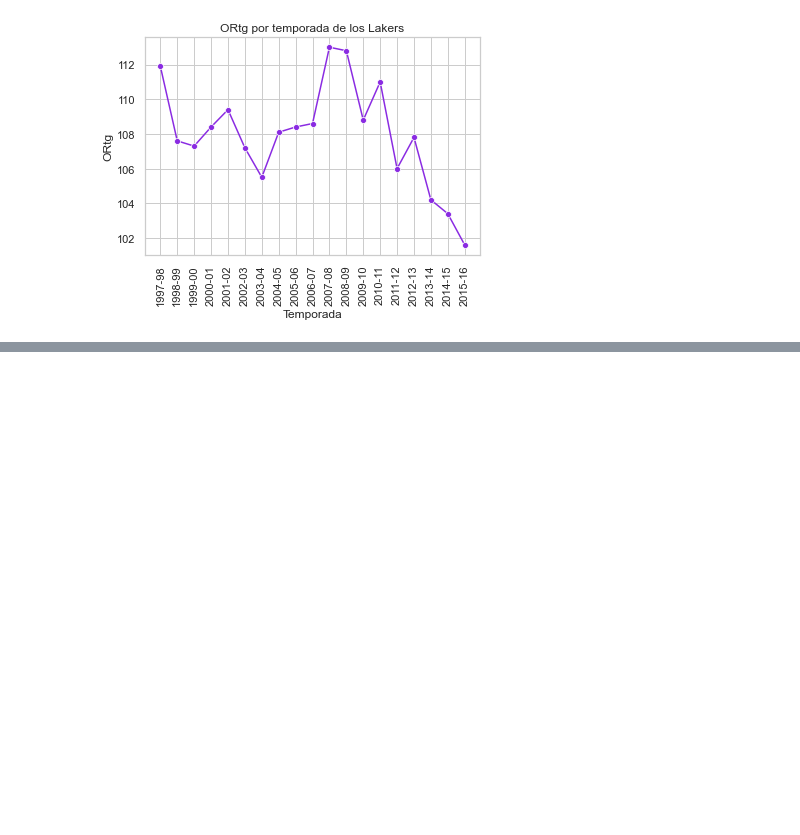
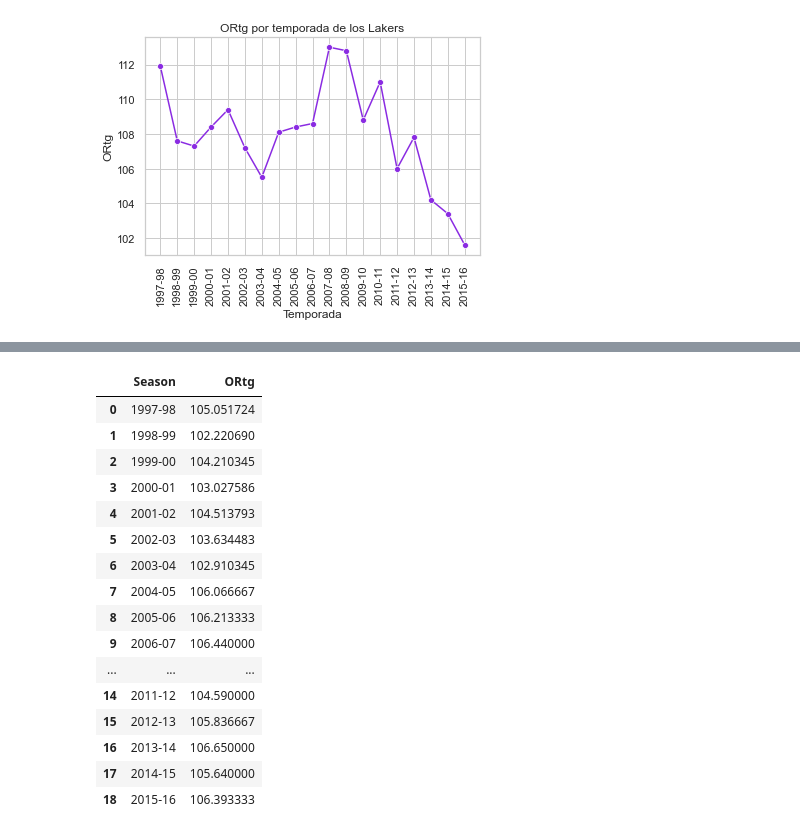
Before and after one commit to pablolopez2733/9plus6, a Jupyter notebook: TriangleOffense/OffensiveRatings.ipynb, the cells around one changed output, grey strips where cells are left out. Saved outputs shown, nothing was run; the diff lists cells and outputs as text; code cells hidden in the pictures; blank space fills up the shorter version.

```diff
--- a/TriangleOffense/OffensiveRatings.ipynb
+++ b/TriangleOffense/OffensiveRatings.ipynb
@@ -41,0 +67,21 @@ sns.set_style("whitegrid")
+# %%
+seasons_avg=leagueOrtg.groupby("Season").mean().reset_index()
+seasons_avg
+# %% [output]
+|  | Season | ORtg |
+| 0 | 1997-98 | 105.051724 |
+| 1 | 1998-99 | 102.220690 |
+| 2 | 1999-00 | 104.210345 |
+| 3 | 2000-01 | 103.027586 |
+| 4 | 2001-02 | 104.513793 |
+| 5 | 2002-03 | 103.634483 |
+| 6 | 2003-04 | 102.910345 |
+| 7 | 2004-05 | 106.066667 |
+| 8 | 2005-06 | 106.213333 |
+| 9 | 2006-07 | 106.440000 |
+| ... | ... | ... |
+| 14 | 2011-12 | 104.590000 |
+| 15 | 2012-13 | 105.836667 |
+| 16 | 2013-14 | 106.650000 |
+| 17 | 2014-15 | 105.640000 |
+| 18 | 2015-16 | 106.393333 |
```
Also changed, not shown: parts of 5 cells of this notebook.
